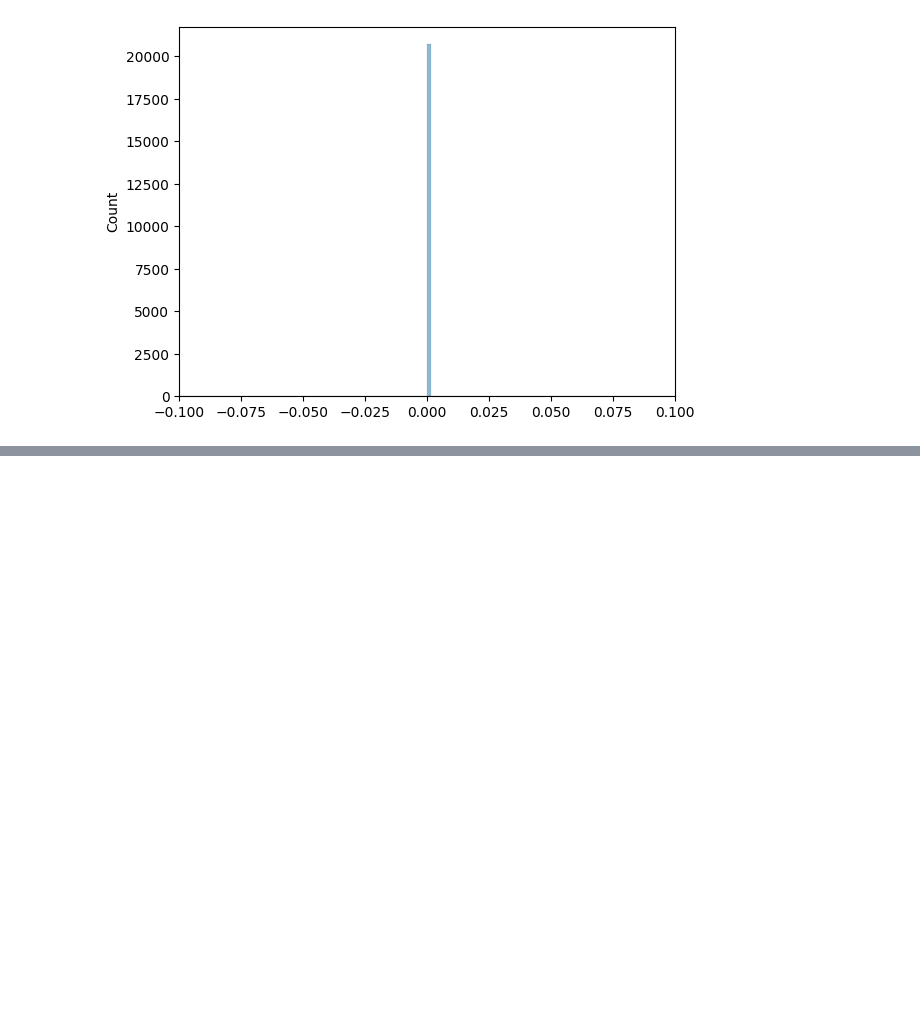
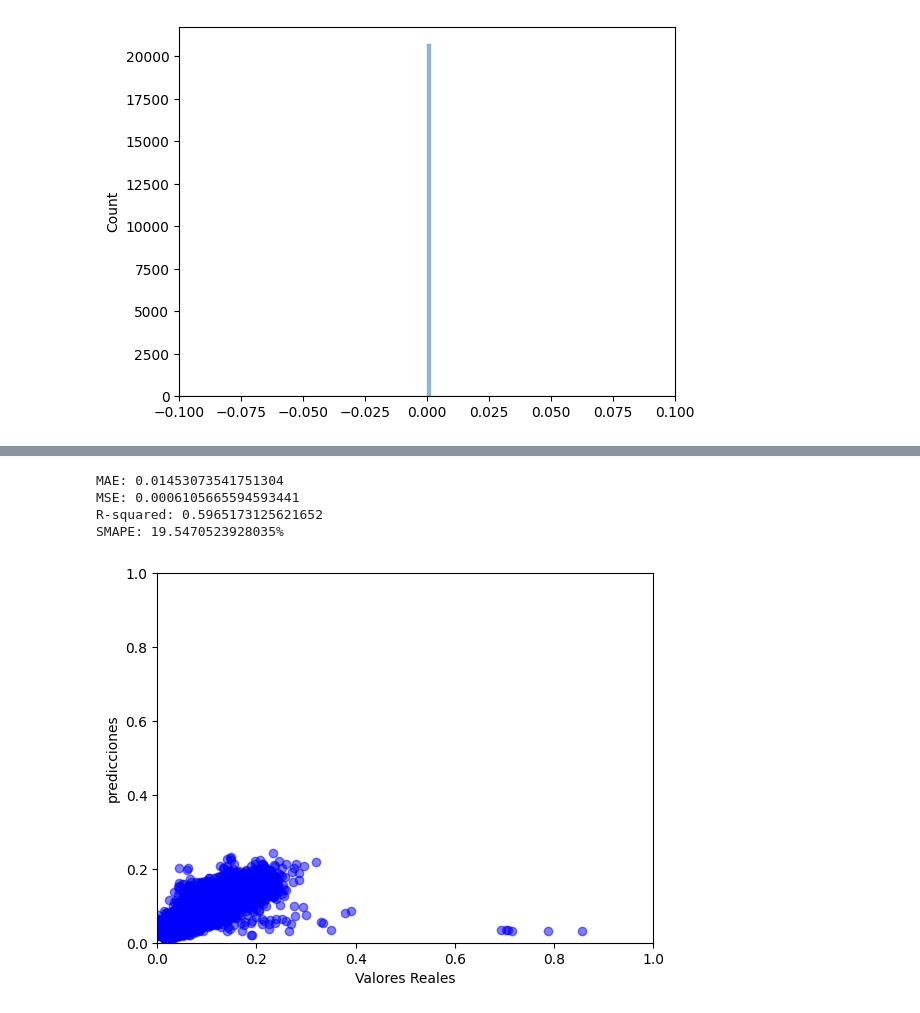
Before and after one commit to Benjaxmen/pm-prediction, a Jupyter notebook: joined_models.ipynb, the cells around one changed output, grey strips where cells are left out. Saved outputs shown, nothing was run; the diff lists cells and outputs as text; code cells hidden in the pictures; blank space fills up the shorter version.

```diff
--- a/joined_models.ipynb
+++ b/joined_models.ipynb
@@ -514,0 +772,3 @@ plt.show()
+# %%
+test_dataset = create_combined_dataset(images_test, X_test, y_test, 1)
+predict = model.predict(test_dataset,steps=len(y_test))
@@ -514,0 +777,38 @@ plt.show()
+# %%
+from sklearn.metrics import mean_absolute_error, r2_score, mean_squared_error
+import numpy as np
+
+# Calcular MAE
+mae = mean_absolute_error(y_test, predict)
+mse= mean_squared_error(y_test, predict)
+# Calcular R-squared
+r2 = r2_score(y_test, predict)
+def smape(y_true, y_pred):
+    """
+    Calcula el Symmetric Mean Absolute Percentage Error.
+    """
+    return 100 * np.mean(2 * np.abs(y_pred - y_true) / (np.abs(y_true) + np.abs(y_pred) + 1e-6))
+
+smape = smape(y_test, predict)
+
+# Imprimir las métricas
+print(f"MAE: {mae}")
+print(f"MSE: {mse}")
+print(f"R-squared: {r2}")
+print(f"SMAPE: {smape}%")
+# %% [output]
+MAE: 0.01453073541751304
+MSE: 0.0006105665594593441
+R-squared: 0.5965173125621652
+SMAPE: 19.5470523928035%
+# %%
+plt.scatter(y_test, predict, color='blue', alpha=0.5)
+
+plt.xlabel('Valores Reales')
+plt.ylabel('predicciones')
+plt.xlim(0,1)
+plt.ylim(0,1)
+
+plt.show()
+# %% [output]
+[figure, added]
```
Also changed, not shown: parts of 24 cells of this notebook, 5 other files.
